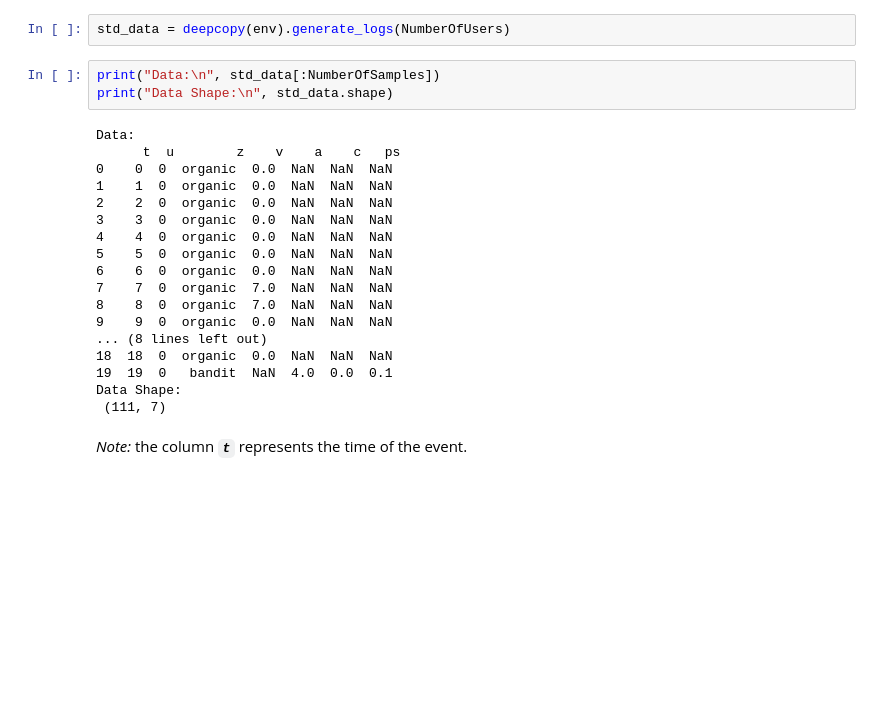
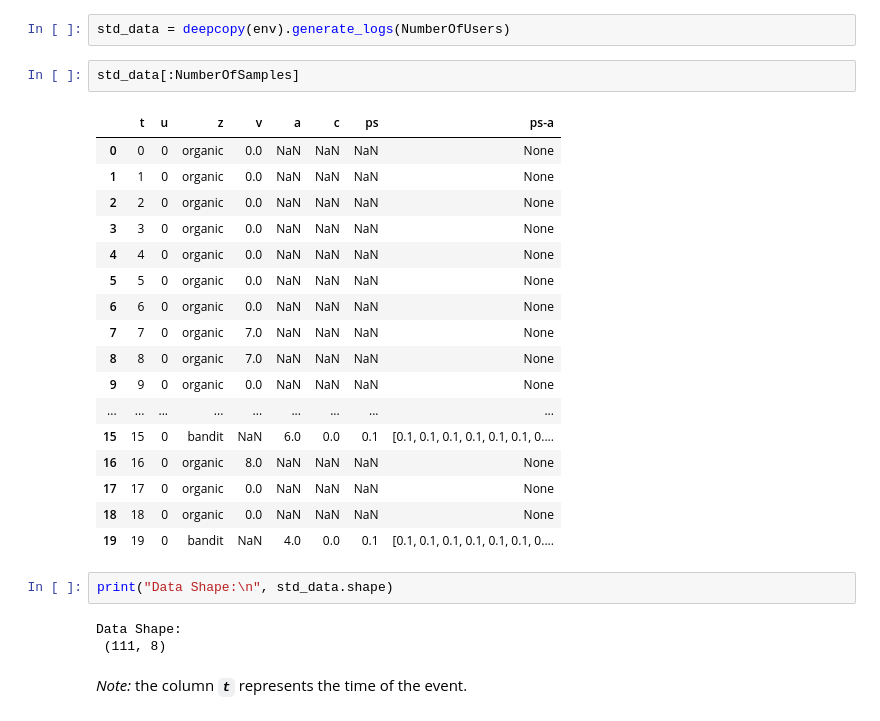
Before and after one commit to criteo-research/reco-gym, a Jupyter notebook: Complex Time Behaviour.ipynb, the cells around one changed output. Saved outputs shown, nothing was run; the diff lists cells and outputs as text; blank space fills up the shorter version.

```diff
--- a/Complex Time Behaviour.ipynb
+++ b/Complex Time Behaviour.ipynb
@@ -29,27 +29,31 @@ env.init_gym(env_1_args)
 The most straightforward time interpretation in _RecoGym_ is tick-tack. Thus, if you look at logs of data, you shall find that time is changed incrementally _`+1`_ at each step.
 # %%
 std_data = deepcopy(env).generate_logs(NumberOfUsers)
+# %%
+std_data[:NumberOfSamples]
+# %% [output]
+|  | t | u | z | v | a | c | ps | ps-a |
+| 0 | 0 | 0 | organic | 0.0 | NaN | NaN | NaN | None |
+| 1 | 1 | 0 | organic | 0.0 | NaN | NaN | NaN | None |
+| 2 | 2 | 0 | organic | 0.0 | NaN | NaN | NaN | None |
+| 3 | 3 | 0 | organic | 0.0 | NaN | NaN | NaN | None |
+| 4 | 4 | 0 | organic | 0.0 | NaN | NaN | NaN | None |
+| 5 | 5 | 0 | organic | 0.0 | NaN | NaN | NaN | None |
+| 6 | 6 | 0 | organic | 0.0 | NaN | NaN | NaN | None |
+| 7 | 7 | 0 | organic | 7.0 | NaN | NaN | NaN | None |
+| 8 | 8 | 0 | organic | 7.0 | NaN | NaN | NaN | None |
+| 9 | 9 | 0 | organic | 0.0 | NaN | NaN | NaN | None |
+| ... | ... | ... | ... | ... | ... | ... | ... | ... |
+| 15 | 15 | 0 | bandit | NaN | 6.0 | 0.0 | 0.1 | [0.1, 0.1, 0.1, 0.1, 0.1, 0.1, 0.... |
+| 16 | 16 | 0 | organic | 8.0 | NaN | NaN | NaN | None |
+| 17 | 17 | 0 | organic | 0.0 | NaN | NaN | NaN | None |
+| 18 | 18 | 0 | organic | 0.0 | NaN | NaN | NaN | None |
+| 19 | 19 | 0 | bandit | NaN | 4.0 | 0.0 | 0.1 | [0.1, 0.1, 0.1, 0.1, 0.1, 0.1, 0.... |
 # %%
-print("Data:\n", std_data[:NumberOfSamples])
 print("Data Shape:\n", std_data.shape)
 # %% [output]
-Data:
-      t  u        z    v    a    c   ps
-0    0  0  organic  0.0  NaN  NaN  NaN
-1    1  0  organic  0.0  NaN  NaN  NaN
-2    2  0  organic  0.0  NaN  NaN  NaN
-3    3  0  organic  0.0  NaN  NaN  NaN
-4    4  0  organic  0.0  NaN  NaN  NaN
-5    5  0  organic  0.0  NaN  NaN  NaN
-6    6  0  organic  0.0  NaN  NaN  NaN
-7    7  0  organic  7.0  NaN  NaN  NaN
-8    8  0  organic  7.0  NaN  NaN  NaN
-9    9  0  organic  0.0  NaN  NaN  NaN
-... (8 lines left out)
-18  18  0  organic  0.0  NaN  NaN  NaN
-19  19  0   bandit  NaN  4.0  0.0  0.1
 Data Shape:
- (111, 7)
+ (111, 8)
 # %% [markdown]
 *Note:* the column _**`t`**_ represents the time of the event.
 # %% [markdown]
```
Also changed, not shown: parts of 9 cells of this notebook, 25 other files.
